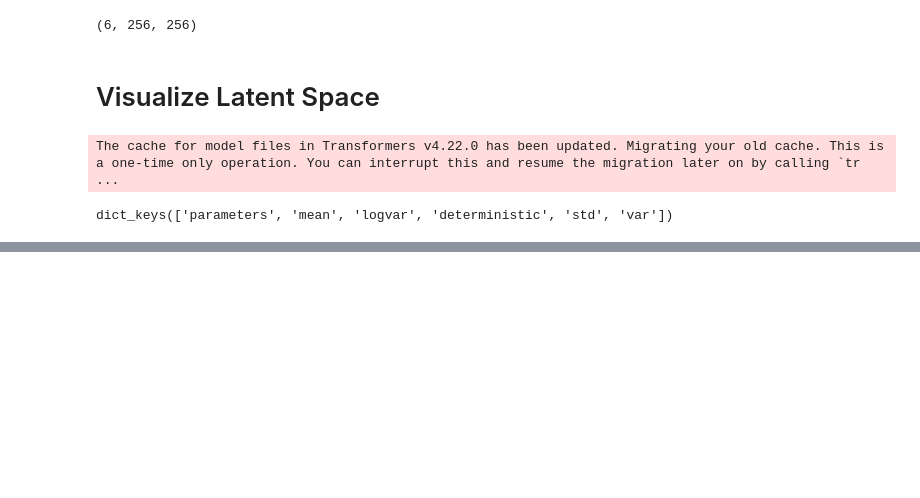
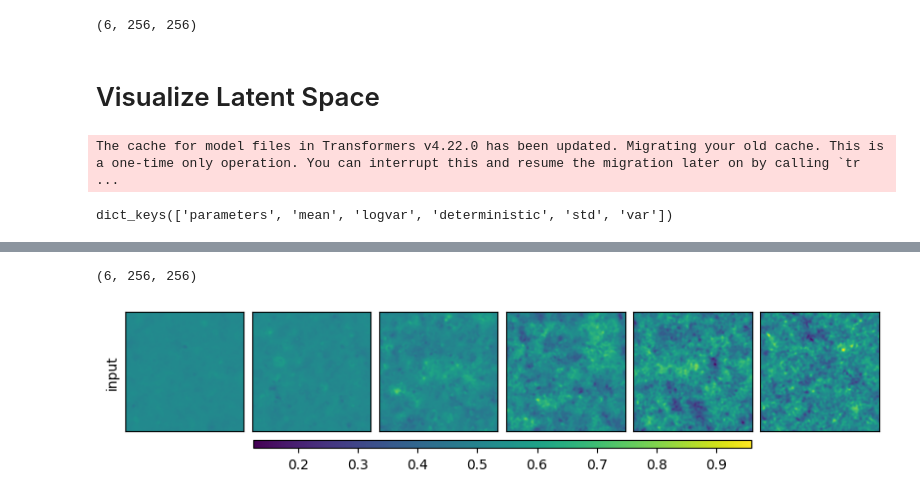
Before and after one commit to JasperSolt/EoR_NN, a Jupyter notebook: jupyter_notebooks/test_stable_diffusion.ipynb, the cells around one changed output, grey strips where cells are left out. Drawn from its saved outputs; the diff is of its cells as text; code cells hidden in the pictures; blank space fills up the shorter version.

```diff
--- a/jupyter_notebooks/test_stable_diffusion.ipynb
+++ b/jupyter_notebooks/test_stable_diffusion.ipynb
@@ -169,19 +178,31 @@ ModuleNotFoundError: No module named 'plotting'
 # %%
+%matplotlib inline
+
+rowdict = {
+    "input":[],
+    }
+
+simdict = {
+    "p21c":"21cmFAST",
+    "zreion":"RLS",
+    "ctrpx":"21cmFAST (central-pixel)"
+}
+
 for i in range(len(color_inputs)):
-
+    color_input = color_inputs[i]
     label_dict = {
-        "1": ,
-        "2": color_output,
-        "3": diff
+        "input": color_input,
     }
-    for label, img in label_dict.items():
-        image = (img / 2 + 0.5).clip(0, 1)
+    for label, image in label_dict.items():
         image = np.mean(image, axis=(0,1))
         rowdict[label].append(image)
 
 for label in rowdict.keys():
     rowdict[label] = np.array(rowdict[label])
 
 
 print(rowdict["input"].shape)
-plot_image_rows(rowdict, title=f"{simdict[sim]} wedge slope {ws}", fname=f"{sim}_ws{ws}.png")
+plot_image_rows(rowdict)
+# %% [output]
+(6, 256, 256)
+[figure, added]
```
Also changed, not shown: parts of 2 cells of this notebook, 2 other files.
